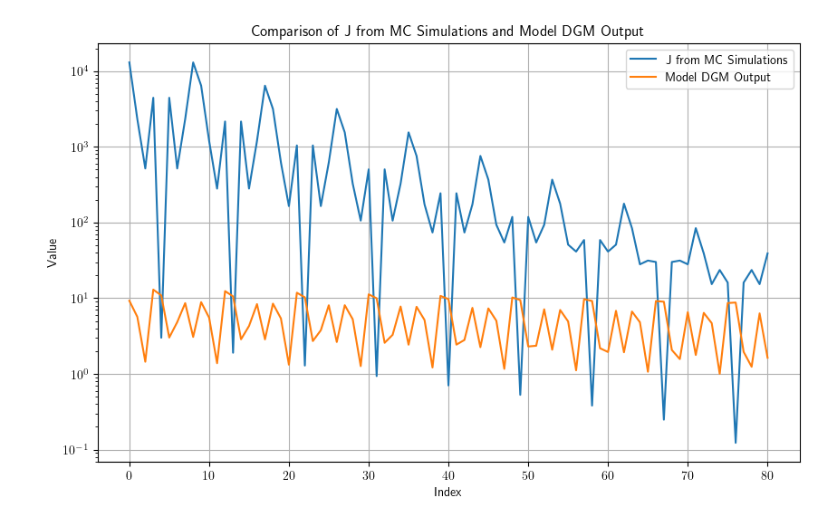
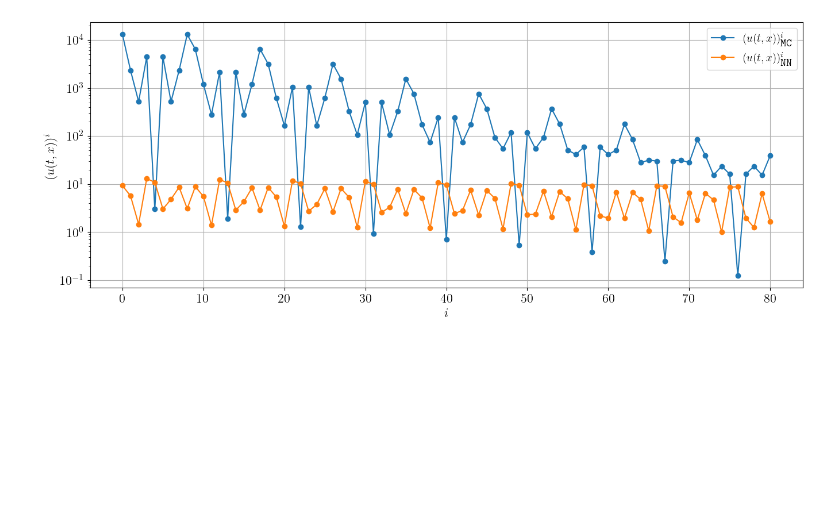
Before and after one commit to Warren12138/SCDAA, a Jupyter notebook: Exercise3_1_primary.ipynb, the cells around one changed output. Cells and saved outputs as stored; diff of their text form; code cells hidden in the pictures; blank space fills up the shorter version.

```diff
--- a/Exercise3_1_primary.ipynb
+++ b/Exercise3_1_primary.ipynb
@@ -236,13 +237,14 @@ T = torch.tensor(1.0, dtype=Proj_dtype, device = Proj_device)
 
 # Initialize LQR solver with given matrices and settings
 solver = LQRSolver(H, M, sigma, C, D, R, T=T, method="euler")
+# %%
+# Define different sample sizes for experimentation
+samplesize = [100, 1000, 5000]
+# Define number of epochs for training
+epochs = 40
+# Define batch size for training
+Iteration = 5
 # %%
-# Define different sample sizes for experimentation
-samplesize = [100, 1000, 5000]
-# Define number of epochs for training
-epochs = 40
-# Define batch size for training
-Batch_size = 5
 
 for sz in samplesize:
 
@@ -264,8 +266,8 @@ for sz in samplesize:
     with open(loss_filename, 'w') as file:
         file.write('Epoch,Loss\n')
 
-    for batch in range(Batch_size):
-        print(f'Batch {batch + 1}/{Batch_size}' + '\n')
+    for iteration in range(Iteration):
+        print(f'Batch {iteration + 1}/{Iteration}' + '\n')
 
         # Generate new data for the current batch
         t_data,x_data = new_data(sz)
@@ -607,16 +567,26 @@ J_model = model_DGM(torch.cat((t_data.unsqueeze(1), x_data),dim=1)).squeeze()  #
 # %%
 # Plotting the comparison between J (from MC simulations) and model predictions
-plt.figure(figsize=(10, 6))
-plt.plot(J[0].numpy(), label = 'J from MC Simulations')  # Plotting J values obtained from Monte Carlo simulations
-plt.plot(J_model.detach().numpy(), label='Model DGM Output')  # Plotting the model's output for comparison
+
+plt.rc('text', usetex=True)
+plt.rc('text.latex', preamble=r'\usepackage{tgschola}')
+
+plt.figure(figsize=(16, 6))
+plt.plot(J[0].numpy(), marker='o', label = r'\rmfamily \textmd {$(u(t,x))^{i}_{\texttt{MC}}$}')  # Plotting J values obtained from Monte Carlo simulations
+plt.plot(J_model.detach().numpy(), marker='o', label = r'\rmfamily \textmd {$(u(t,x))^{i}_{\texttt{NN}}$}')  # Plotting the model's output for comparison
 
 plt.yscale('log')  # Use a logarithmic scale for the y-axis to better visualize differences across magnitudes
-plt.xlabel('Index')  # The x-axis represents the index or position of each data point
-plt.ylabel('Value')  # The y-axis represents the value function or control action predicted by the model
-plt.title('Comparison of J from MC Simulations and Model DGM Output')  # Title of the plot
-plt.legend()  # Include a legend to distinguish between the curves
+plt.xlabel(r'\rmfamily \textmd {$i$}', fontsize=16)  # The x-axis represents the index or position of each data point
+plt.ylabel(r'\rmfamily \textmd {$(u(t,x))^i$}', fontsize=16)  # The y-axis represents the value function or control action predicted by the model
+#plt.title('Comparison of J from MC Simulations and Model DGM Output')  # Title of the plot
+plt.legend(fontsize=14)  # Include a legend to distinguish between the curves
 plt.grid(True)  # Enable grid for better readability
+plt.rcParams['axes.labelsize'] = 16
+plt.rcParams['xtick.labelsize'] = 16
+plt.rcParams['ytick.labelsize'] = 16
+
+plt.savefig('Exercise3/ComparisonNN2MC.pdf', format='pdf', dpi=600)
+plt.savefig('Exercise3/ComparisonNN2MC.png', format='png', dpi=600)
 
 plt.show()  # Display the plot
 # %% [output]
-[figure, old version]
+[figure, new version]
```
Also changed, not shown: parts of 8 cells of this notebook.
